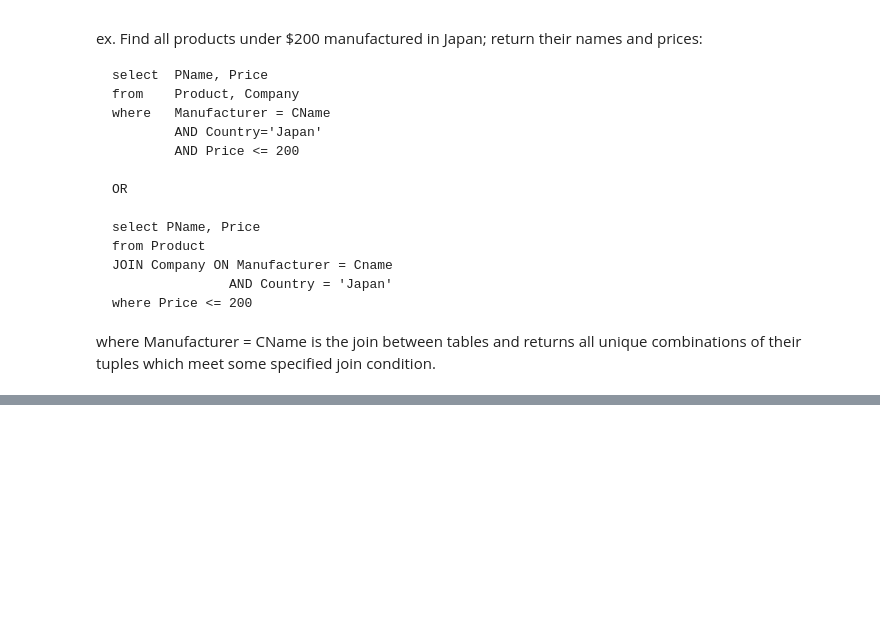
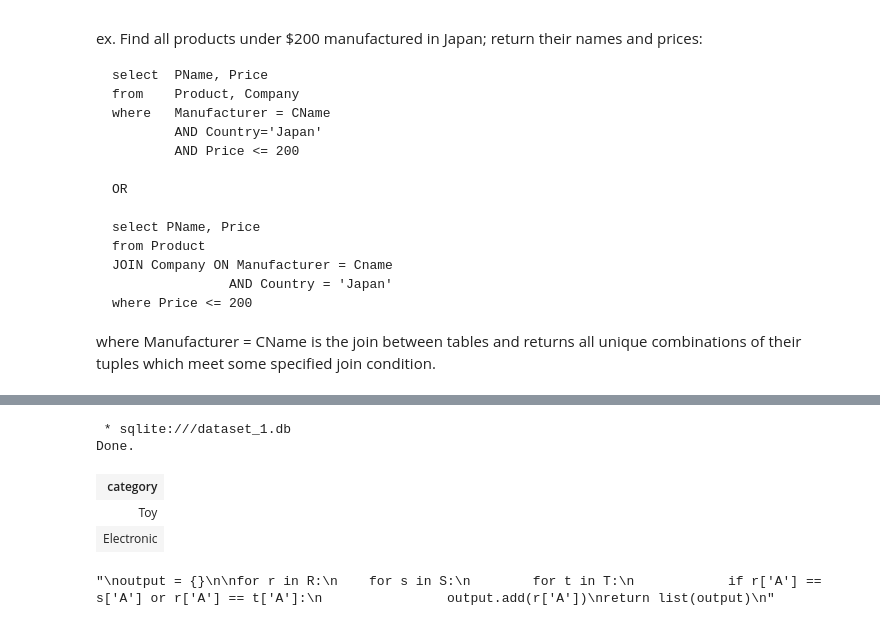
Before and after one commit to arturoto/Python_and_sql, a Jupyter notebook: untitled.ipynb, the cells around one changed output, grey strips where cells are left out. Cells and saved outputs as stored; diff of their text form; code cells hidden in the pictures; blank space fills up the shorter version.

```diff
--- a/untitled.ipynb
+++ b/untitled.ipynb
@@ -407,0 +503,29 @@ where   Manufacturer = CName is the join between tables and returns all unique c
+# %%
+%%sql
+select distinct p.category
+from product p, company c
+where p.manufacturer = c.cname and c.country = 'China'
+# %% [output]
+ * sqlite:///dataset_1.db
+Done.
+| category |
+| Toy |
+| Electronic |
+# %%
+'''
+SELECT DISTINCT R.A
+FROM R, S, T
+WHERE R.A = S.A OR R.A = T.A
+'''
+'''
+output = {}
+
+for r in R:
+    for s in S:
+        for t in T:
+            if r['A'] == s['A'] or r['A'] == t['A']:
+                output.add(r['A'])
+return list(output)
+'''
+# %% [output]
+"\noutput = {}\n\nfor r in R:\n    for s in S:\n        for t in T:\n            if r['A'] == s['A'] or r['A'] == t['A']:\n                output.add(r['A'])\nreturn list(output)\n"
```
Also changed, not shown: parts of 9 cells of this notebook.
